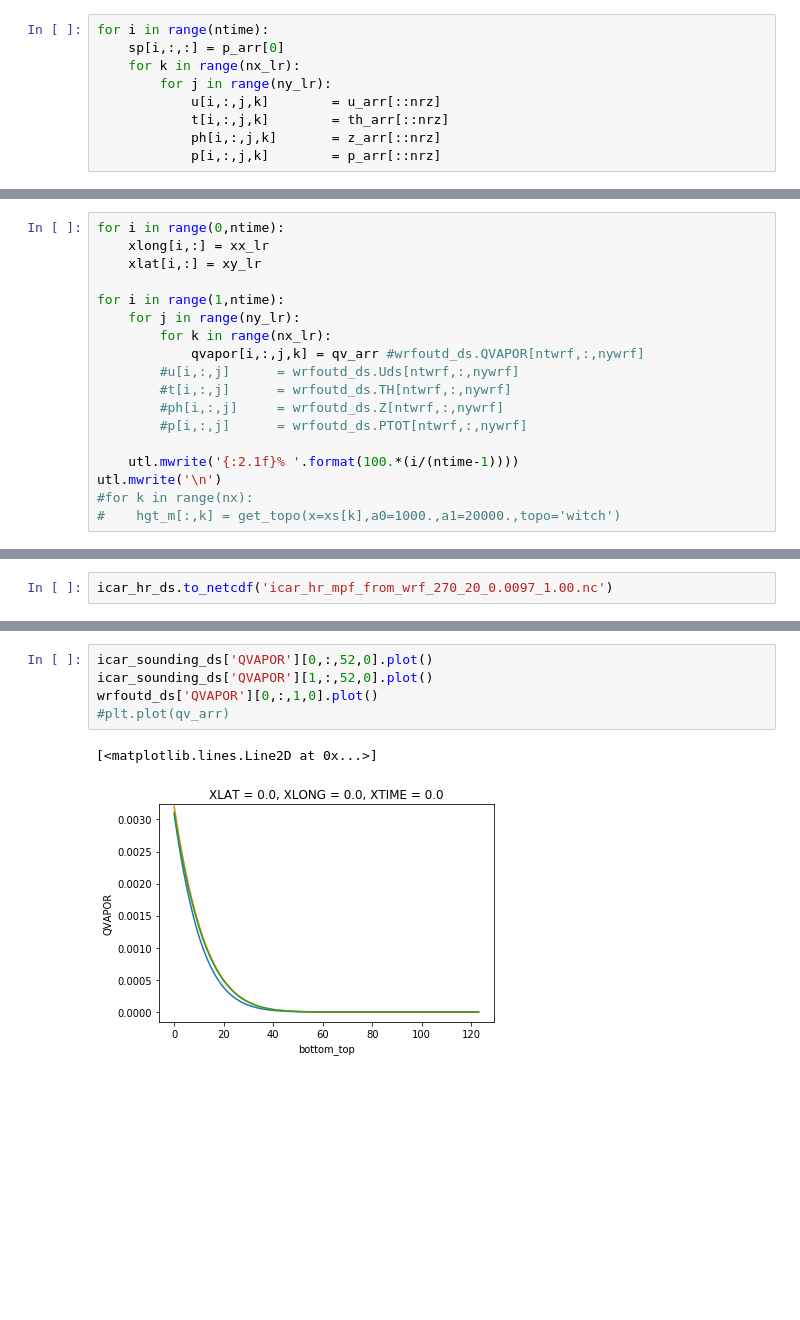
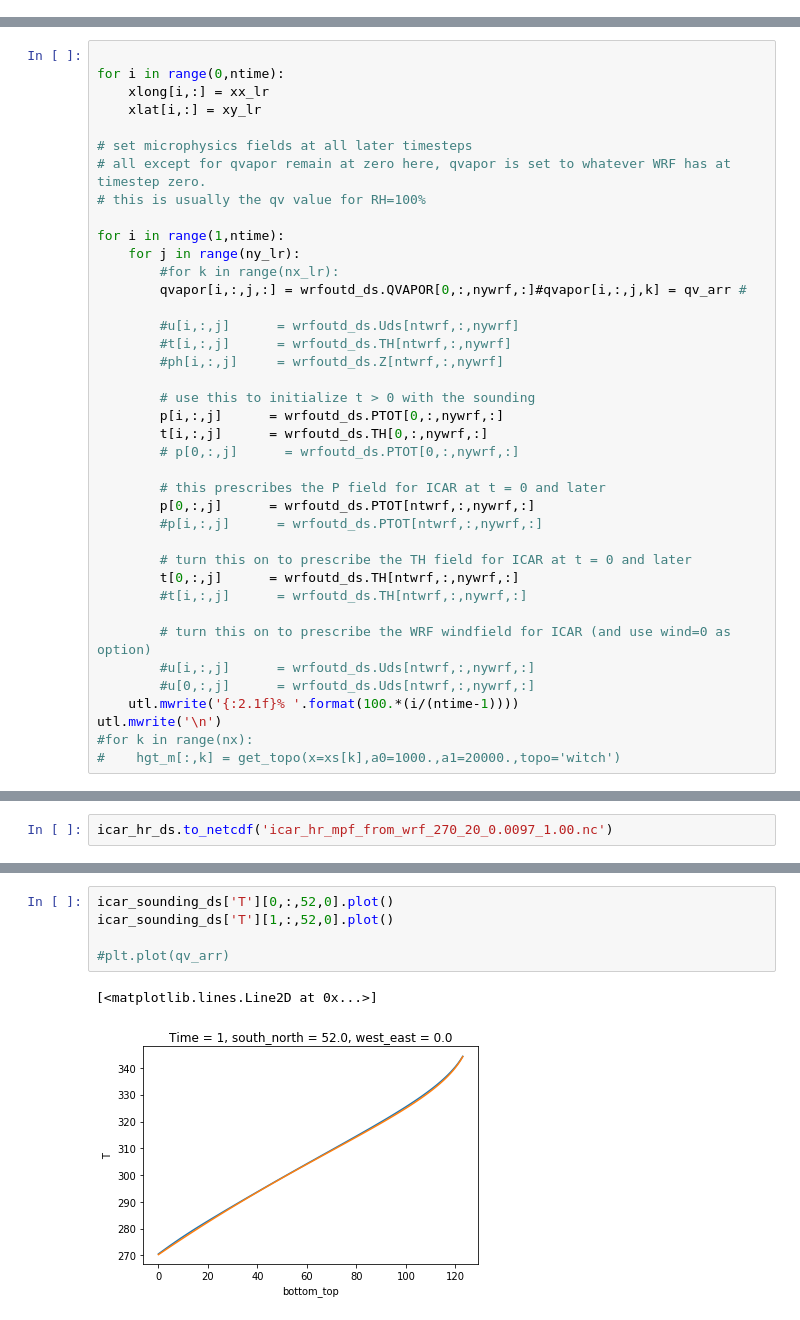
Before and after one commit to johanneshorak/ICAR-idealized_input, a Jupyter notebook: wrf_sounding.ipynb, the cells around one changed output, grey strips where cells are left out. Saved outputs shown, nothing was run; the diff lists cells and outputs as text; blank space fills up the shorter version.

```diff
--- a/wrf_sounding.ipynb
+++ b/wrf_sounding.ipynb
@@ -658,12 +712,3 @@ landmask = np.zeros(ny*nx).reshape(ny,nx)
 
 xlong_m = xx
 xlat_m  = xy
-# %%
-for i in range(ntime):
-    sp[i,:,:] = p_arr[0]
-    for k in range(nx_lr):
-        for j in range(ny_lr):
-            u[i,:,j,k]        = u_arr[::nrz]
-            t[i,:,j,k]        = th_arr[::nrz]
-            ph[i,:,j,k]       = z_arr[::nrz]
-            p[i,:,j,k]        = p_arr[::nrz]
@@ -693,19 +756,40 @@ for j in range(ny_lr):
     #ph[0,:,j]     = wrfoutd_ds.Z[ntwrf,:,nywrf]
     #p[0,:,j]      = wrfoutd_ds.PTOT[ntwrf,:,nywrf]
 # %%
+
 for i in range(0,ntime):
     xlong[i,:] = xx_lr
     xlat[i,:] = xy_lr
 
+# set microphysics fields at all later timesteps
+# all except for qvapor remain at zero here, qvapor is set to whatever WRF has at timestep zero.
+# this is usually the qv value for RH=100%
+
 for i in range(1,ntime):
     for j in range(ny_lr):
-        for k in range(nx_lr):
-            qvapor[i,:,j,k] = qv_arr #wrfoutd_ds.QVAPOR[ntwrf,:,nywrf]
+        #for k in range(nx_lr):
+        qvapor[i,:,j,:] = wrfoutd_ds.QVAPOR[0,:,nywrf,:]#qvapor[i,:,j,k] = qv_arr #
+
         #u[i,:,j]      = wrfoutd_ds.Uds[ntwrf,:,nywrf]
         #t[i,:,j]      = wrfoutd_ds.TH[ntwrf,:,nywrf]
         #ph[i,:,j]     = wrfoutd_ds.Z[ntwrf,:,nywrf]
-        #p[i,:,j]      = wrfoutd_ds.PTOT[ntwrf,:,nywrf]
 
+        # use this to initialize t > 0 with the sounding
+        p[i,:,j]      = wrfoutd_ds.PTOT[0,:,nywrf,:]
+        t[i,:,j]      = wrfoutd_ds.TH[0,:,nywrf,:]
+        # p[0,:,j]      = wrfoutd_ds.PTOT[0,:,nywrf,:]
+
+        # this prescribes the P field for ICAR at t = 0 and later
+        p[0,:,j]      = wrfoutd_ds.PTOT[ntwrf,:,nywrf,:]
+        #p[i,:,j]      = wrfoutd_ds.PTOT[ntwrf,:,nywrf,:]
+
+        # turn this on to prescribe the TH field for ICAR at t = 0 and later
+        t[0,:,j]      = wrfoutd_ds.TH[ntwrf,:,nywrf,:]
+        #t[i,:,j]      = wrfoutd_ds.TH[ntwrf,:,nywrf,:]
+
+        # turn this on to prescribe the WRF windfield for ICAR (and use wind=0 as option)
+        #u[i,:,j]      = wrfoutd_ds.Uds[ntwrf,:,nywrf,:]
+        #u[0,:,j]      = wrfoutd_ds.Uds[ntwrf,:,nywrf,:]
     utl.mwrite('{:2.1f}% '.format(100.*(i/(ntime-1))))
 utl.mwrite('\n')
 #for k in range(nx):
@@ -804,8 +929,8 @@ ids['lon'][-1].values-ids['lon'][0].values
 # %%
-icar_sounding_ds['QVAPOR'][0,:,52,0].plot()
-icar_sounding_ds['QVAPOR'][1,:,52,0].plot()
-wrfoutd_ds['QVAPOR'][0,:,1,0].plot()
+icar_sounding_ds['T'][0,:,52,0].plot()
+icar_sounding_ds['T'][1,:,52,0].plot()
+
 #plt.plot(qv_arr)
 # %% [output]
 [<matplotlib.lines.Line2D at 0x...>]
-[figure, old version]
+[figure, new version]
```
Also changed, not shown: parts of 23 cells of this notebook, 1 other file.
